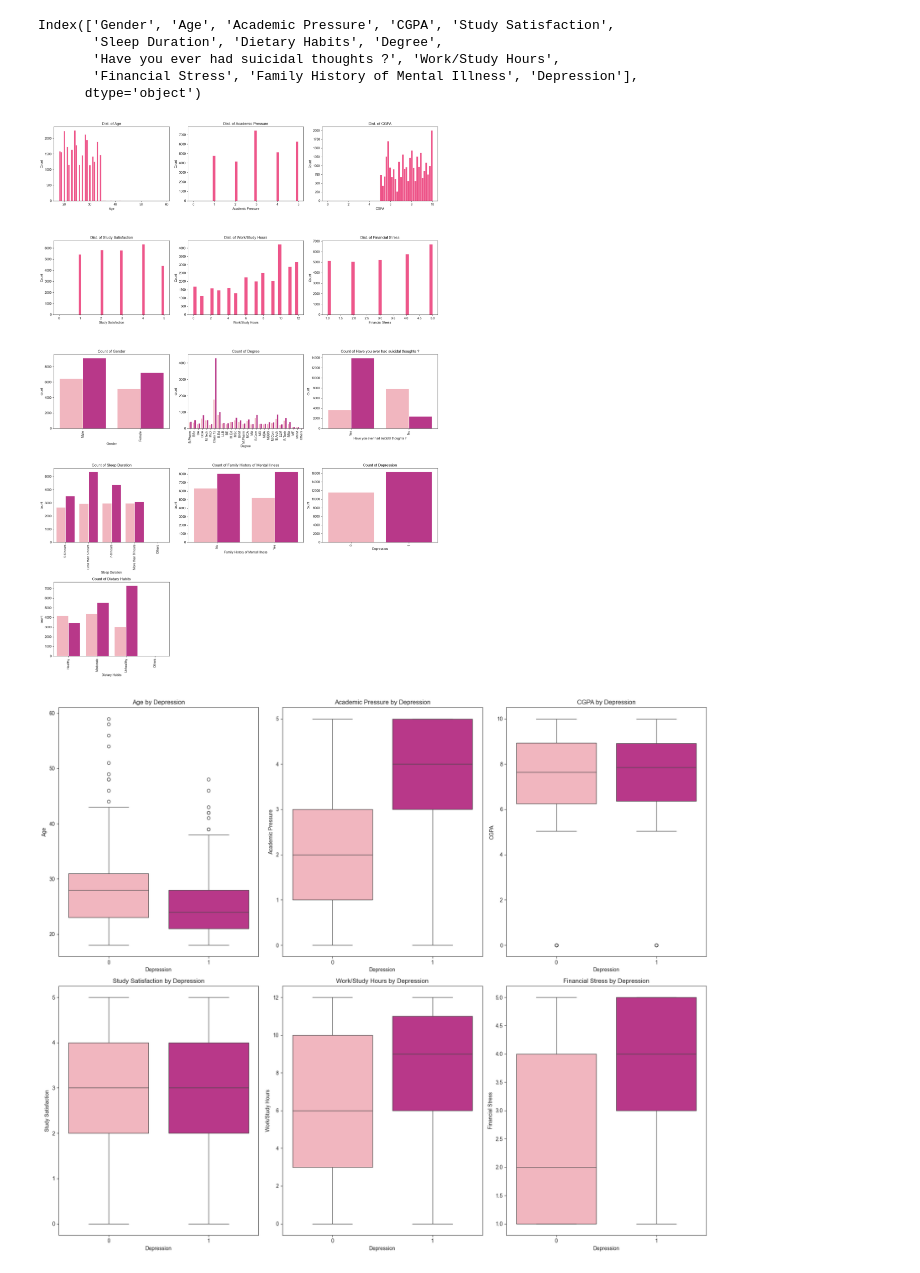
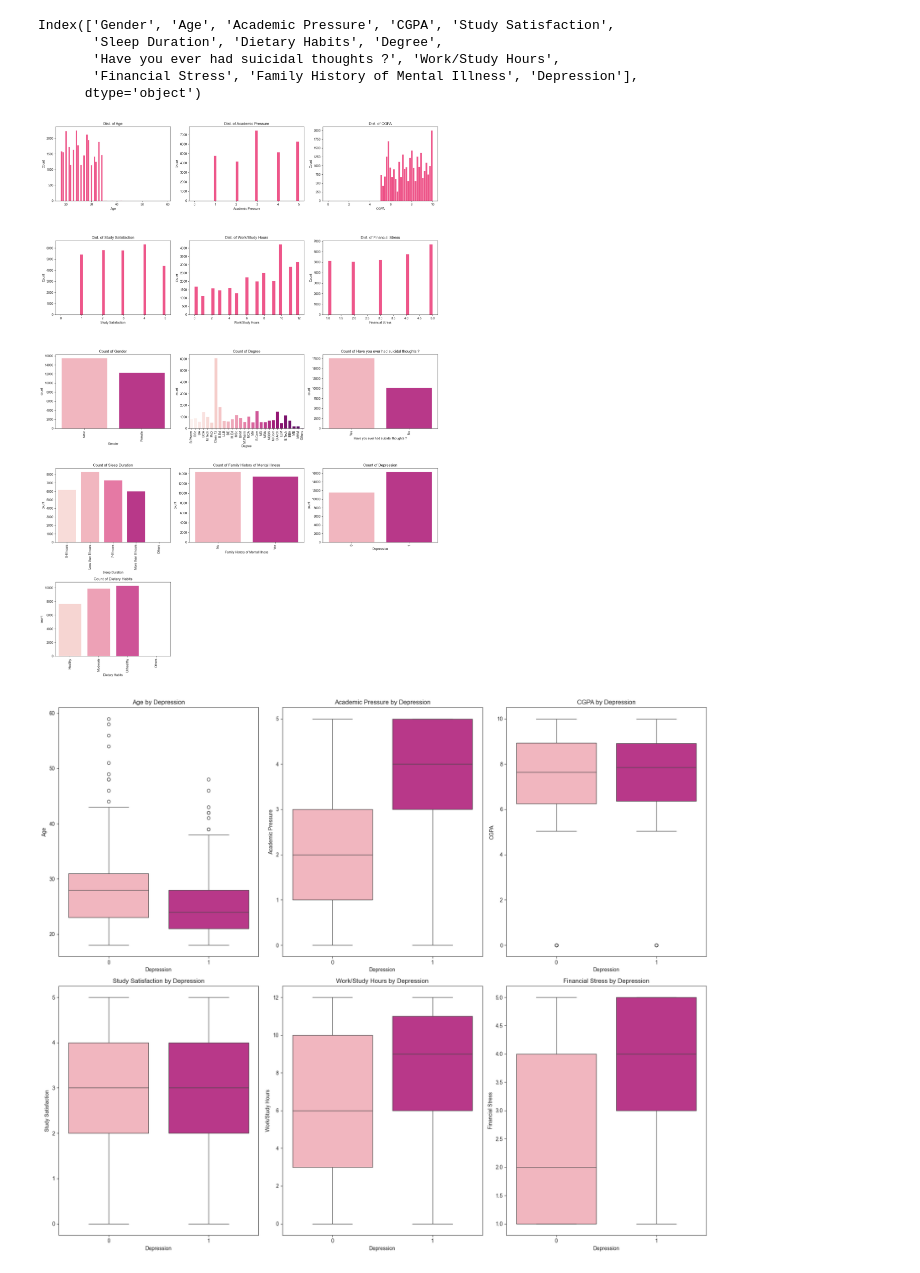
Before and after one commit to Park-Hip/student_depression, a Jupyter notebook: notebook.ipynb, the cells around one changed output. Drawn from its saved outputs; the diff is of its cells as text; code cells hidden in the pictures.

```diff
--- a/notebook.ipynb
+++ b/notebook.ipynb
@@ -108,35 +89,35 @@ Index(['Gender', 'Age', 'Academic Pressure', 'CGPA', 'Study Satisfaction',
 # %%
 numerical_cols = ["Age", 'Academic Pressure', 'CGPA', 'Study Satisfaction',
                   'Work/Study Hours', 'Financial Stress']
 
 categorical_cols = ["Gender", "Degree", 'Have you ever had suicidal thoughts ?', 'Sleep Duration',
                     'Family History of Mental Illness', 'Depression', 'Dietary Habits']
 sns.set_style("ticks")
 
 total_plots = len(numerical_cols) + len(categorical_cols)
 n_cols = 3
 n_rows = (total_plots + n_cols - 1) // n_cols
 
 fig, axes = plt.subplots(n_rows, n_cols, figsize=(18, 5 * n_rows))
 axes = axes.flatten()
 
 for i, col in enumerate(numerical_cols):
     sns.histplot(data=df_clean, x=col, ax=axes[i], color='#E91E63')
     axes[i].set_title(f'Dist. of {col}')
 
 for j, col in enumerate(categorical_cols):
     idx = len(numerical_cols) + j
-    sns.countplot(data=df_clean, x=col, ax=axes[idx], palette='RdPu', hue="Depression", legend=False)
+    sns.countplot(data=df_clean, x=col, ax=axes[idx], palette='RdPu', hue=col, legend=False)
     axes[idx].set_title(f'Count of {col}')
     axes[idx].tick_params(axis='x', rotation=90)
 
 for k in range(total_plots, len(axes)):
     fig.delaxes(axes[k])
 
 plt.tight_layout()
 plt.show()
 # %% [output]
-[figure, old version]
+[figure, new version]
 # %%
 fig1, axes1 = plt.subplots(2, 3, figsize=(18, 15))
 axes1 = axes1.flatten()
```
Also changed, not shown: parts of 11 cells of this notebook, 11 other files.
